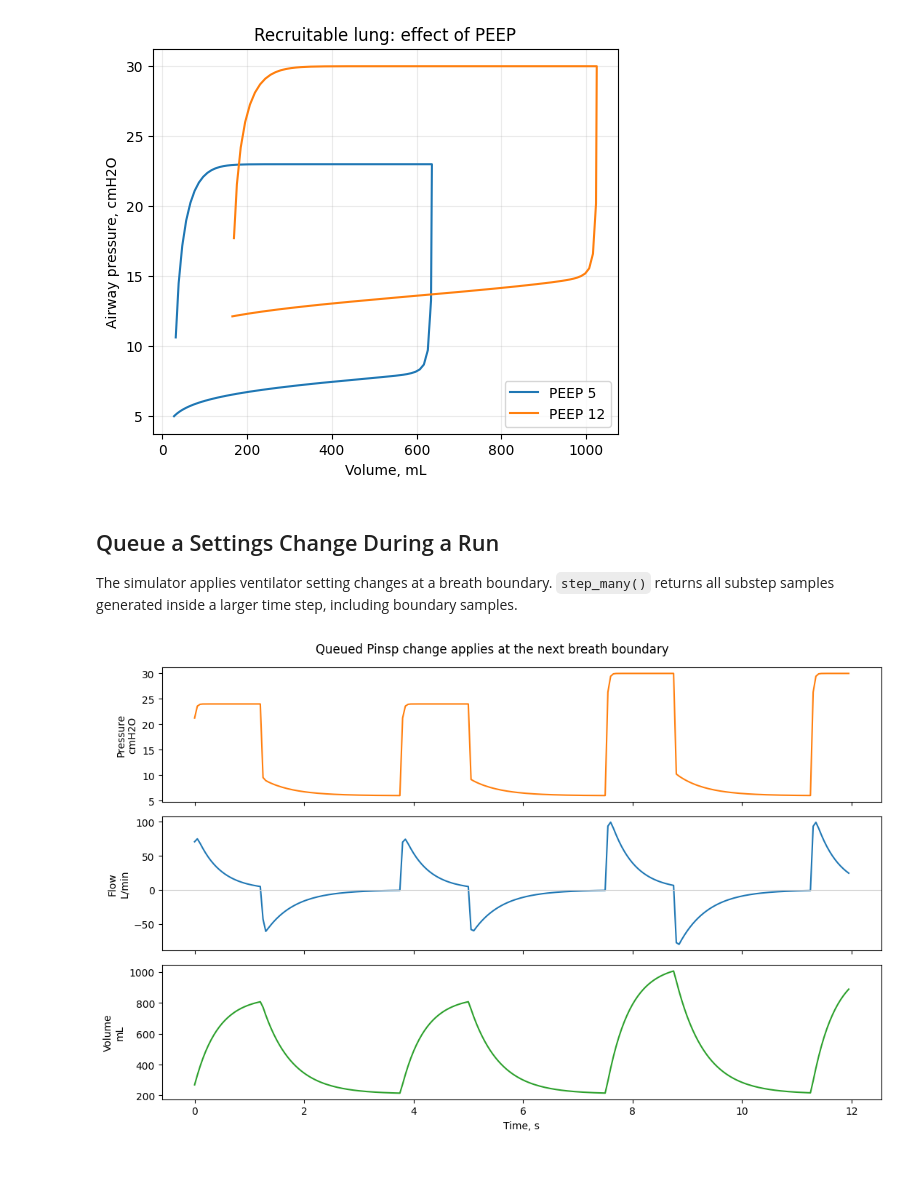
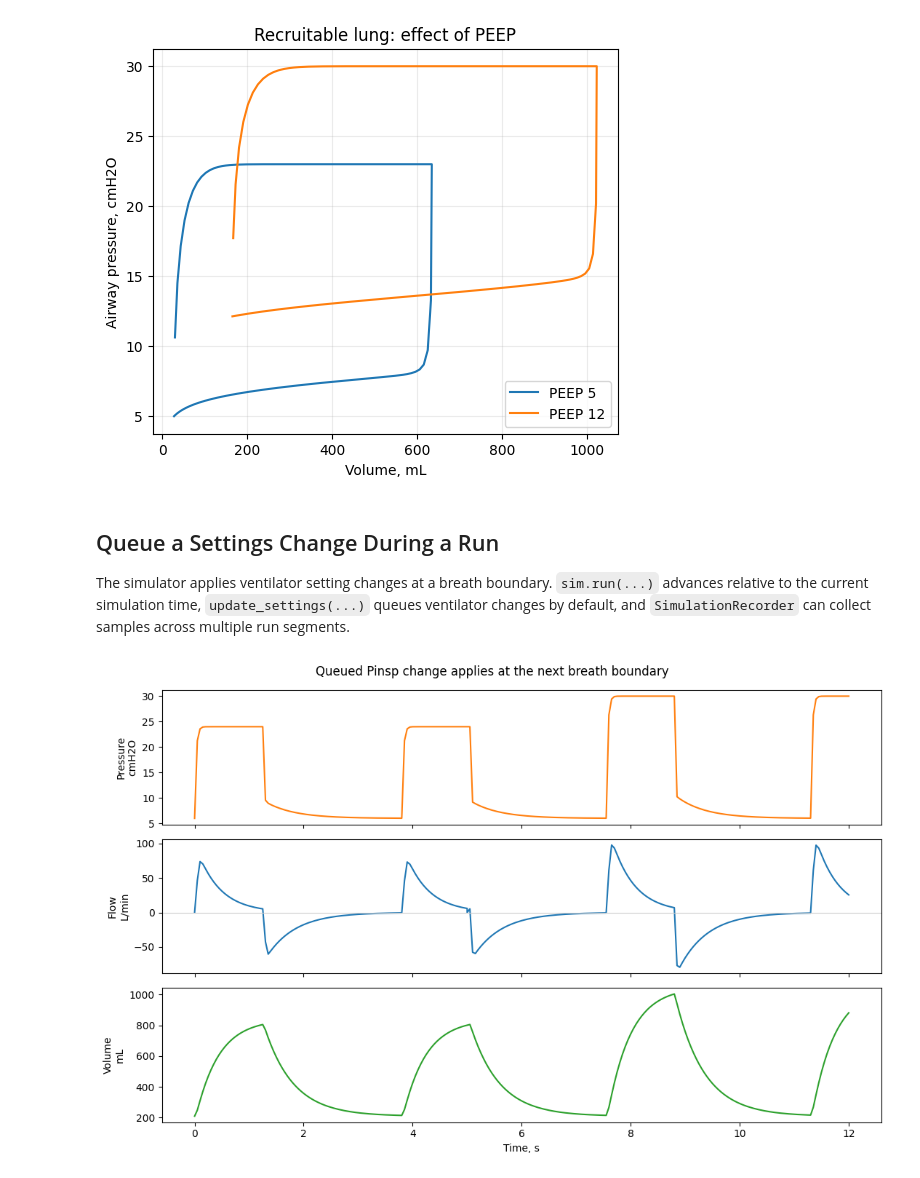
Before and after one commit to glfharris/bellows, a Jupyter notebook: examples/generate_waveform_data.ipynb, the cells around one changed output. Cells and saved outputs as stored; diff of their text form; code cells hidden in the pictures.

```diff
--- a/examples/generate_waveform_data.ipynb
+++ b/examples/generate_waveform_data.ipynb
@@ -101,7 +83,7 @@ settings = VentilatorSettings(
     mode="PCV",
     rr_bpm=16.0,
     pinsp_cm_h2o=18.0,
-    peep_cm_h2o=6.0,
+    peep_cm_h2o=6,
     ie_i=1.0,
     ie_e=2.0,
 )
@@ -112,6 +94,6 @@ patient = PatientMechanics(
     etco2_kpa=5.4,
 )
 
-simulation, samples = run_case(settings, patient, seconds=12.0)
-len(samples), simulation.last_breath_summary
+simulation, run = run_case(settings, patient, seconds=12.0)
+len(run), run.last_breath_summary
 # %% [output]
@@ -196,19 +178,16 @@ ax.grid(True, alpha=0.25);
 # %% [markdown]
 ## Queue a Settings Change During a Run
 
-The simulator applies ventilator setting changes at a breath boundary. `step_many()` returns all substep samples generated inside a larger time step, including boundary samples.
+The simulator applies ventilator setting changes at a breath boundary. `sim.run(...)` advances relative to the current simulation time, `update_settings(...)` queues ventilator changes by default, and `SimulationRecorder` can collect samples across multiple run segments.
 # %%
 changing_sim = VentilationSimulation(settings=settings, patient=patient)
-changing_samples = []
+recorder = SimulationRecorder()
 
-while changing_sim.time_s < 5.0:
-    changing_samples.extend(changing_sim.step_many(0.05))
+recorder.record(changing_sim.run(seconds=5.0, dt_s=0.05))
+changing_sim.update_settings(pinsp_cm_h2o=24.0)
+recorder.record(changing_sim.run(seconds=7.0, dt_s=0.05))
 
-changing_sim.queue_settings(replace(changing_sim.settings, pinsp_cm_h2o=24.0))
-
-while changing_sim.time_s < 12.0:
-    changing_samples.extend(changing_sim.step_many(0.05))
-
-plot_waveforms(changing_samples, title="Queued Pinsp change applies at the next breath boundary");
+changing_run = recorder.to_run(breath_summaries=changing_sim.breath_history)
+plot_waveforms(changing_run, title="Queued Pinsp change applies at the next breath boundary");
 # %% [output]
-[figure, old version]
+[figure, new version]
```
Also changed, not shown: parts of 8 cells of this notebook, 25 other files.
